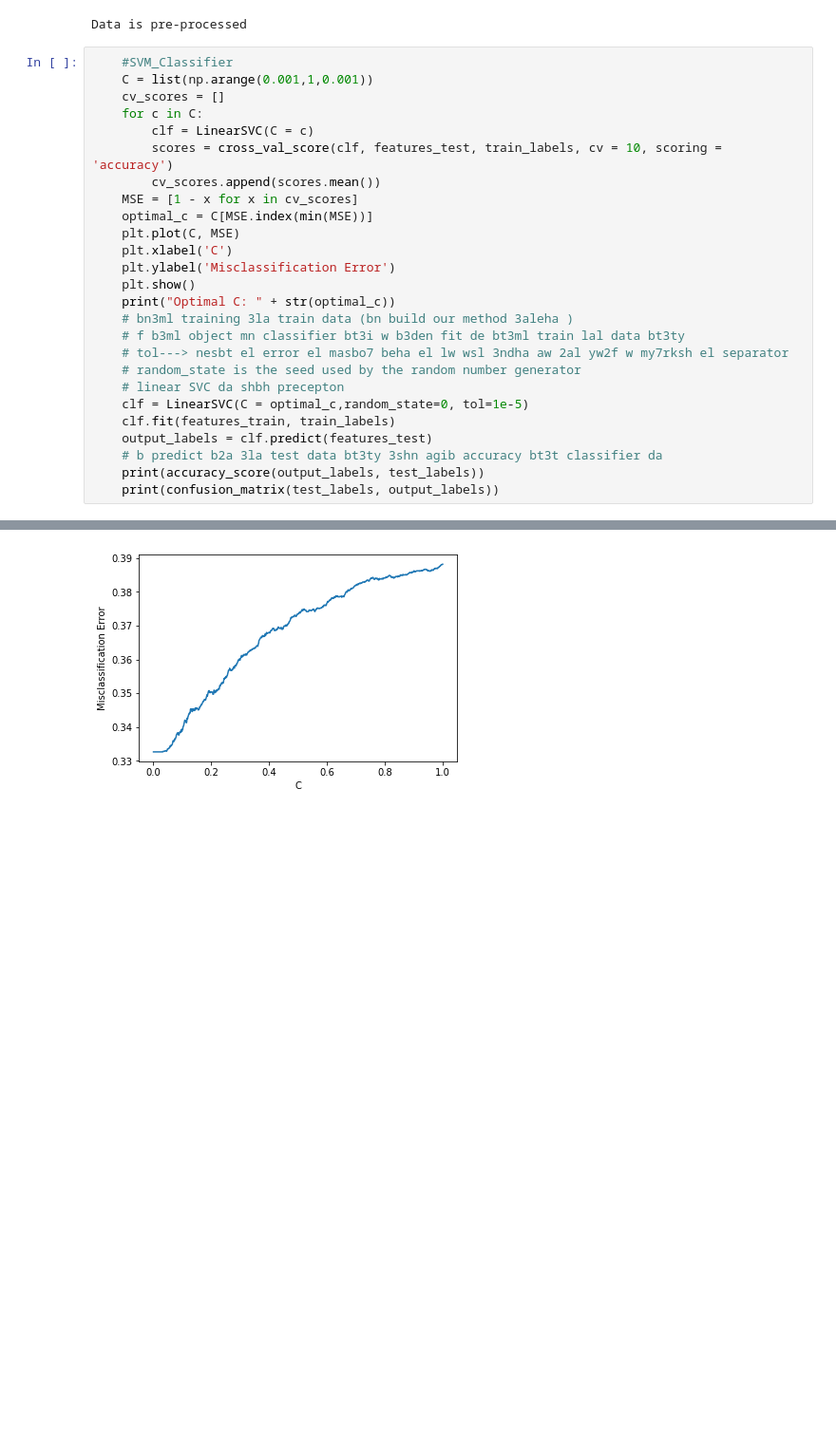
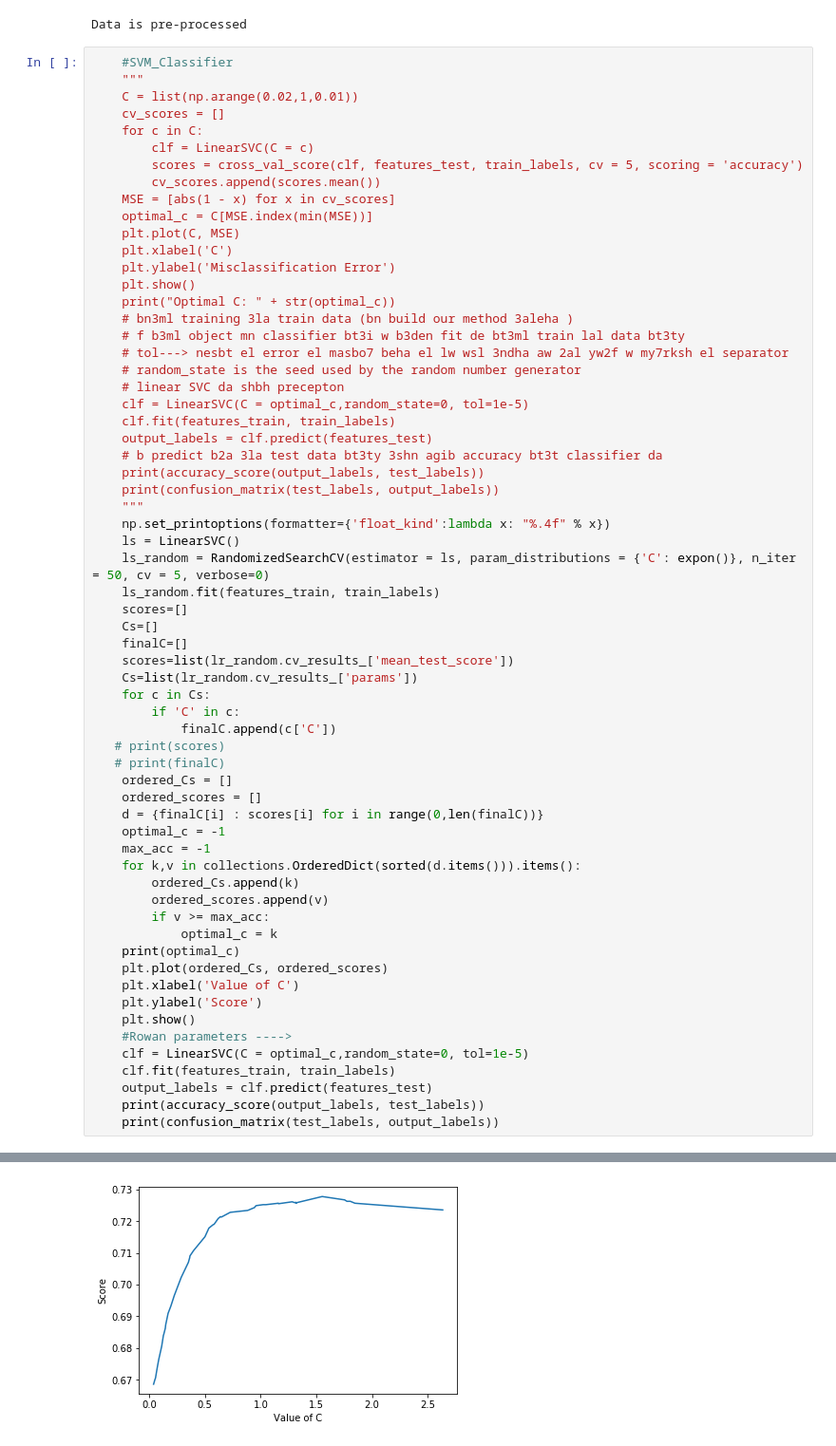
Before and after one commit to Merna177/Semeval-task6-, a Jupyter notebook: Classification.ipynb, the cells around one changed output, grey strips where cells are left out. Shown: that part at 95% size. Cells and saved outputs as stored; diff of their text form; blank space fills up the shorter version.

```diff
--- a/Classification.ipynb
+++ b/Classification.ipynb
@@ -99,13 +100,14 @@ class Preprocessing:
 Data is pre-processed
 # %%
     #SVM_Classifier
-    C = list(np.arange(0.001,1,0.001))
+    """
+    C = list(np.arange(0.02,1,0.01))
     cv_scores = []
     for c in C:
         clf = LinearSVC(C = c)
-        scores = cross_val_score(clf, features_test, train_labels, cv = 10, scoring = 'accuracy')
+        scores = cross_val_score(clf, features_test, train_labels, cv = 5, scoring = 'accuracy')
         cv_scores.append(scores.mean())
-    MSE = [1 - x for x in cv_scores]
+    MSE = [abs(1 - x) for x in cv_scores]
     optimal_c = C[MSE.index(min(MSE))]
     plt.plot(C, MSE)
     plt.xlabel('C')
@@ -123,4 +125,40 @@ Data is pre-processed
     # b predict b2a 3la test data bt3ty 3shn agib accuracy bt3t classifier da
     print(accuracy_score(output_labels, test_labels))
     print(confusion_matrix(test_labels, output_labels))
+    """
+    np.set_printoptions(formatter={'float_kind':lambda x: "%.4f" % x})
+    ls = LinearSVC()
+    ls_random = RandomizedSearchCV(estimator = ls, param_distributions = {'C': expon()}, n_iter = 50, cv = 5, verbose=0)
+    ls_random.fit(features_train, train_labels)
+    scores=[]
+    Cs=[]
+    finalC=[]
+    scores=list(lr_random.cv_results_['mean_test_score'])
+    Cs=list(lr_random.cv_results_['params'])
+    for c in Cs:
+        if 'C' in c:
+            finalC.append(c['C'])
+   # print(scores)
+   # print(finalC)
+    ordered_Cs = []
+    ordered_scores = []
+    d = {finalC[i] : scores[i] for i in range(0,len(finalC))}
+    optimal_c = -1
+    max_acc = -1
+    for k,v in collections.OrderedDict(sorted(d.items())).items():
+        ordered_Cs.append(k)
+        ordered_scores.append(v)
+        if v >= max_acc:
+            optimal_c = k
+    print(optimal_c)
+    plt.plot(ordered_Cs, ordered_scores)
+    plt.xlabel('Value of C')
+    plt.ylabel('Score')
+    plt.show()
+    #Rowan parameters ---->
+    clf = LinearSVC(C = optimal_c,random_state=0, tol=1e-5)
+    clf.fit(features_train, train_labels)
+    output_labels = clf.predict(features_test)
+    print(accuracy_score(output_labels, test_labels))
+    print(confusion_matrix(test_labels, output_labels))
 # %% [output]
@@ -127 +166 @@ Data is pre-processed
-[figure, old version]
+[figure, new version]
```
Also changed, not shown: parts of 7 cells of this notebook.
